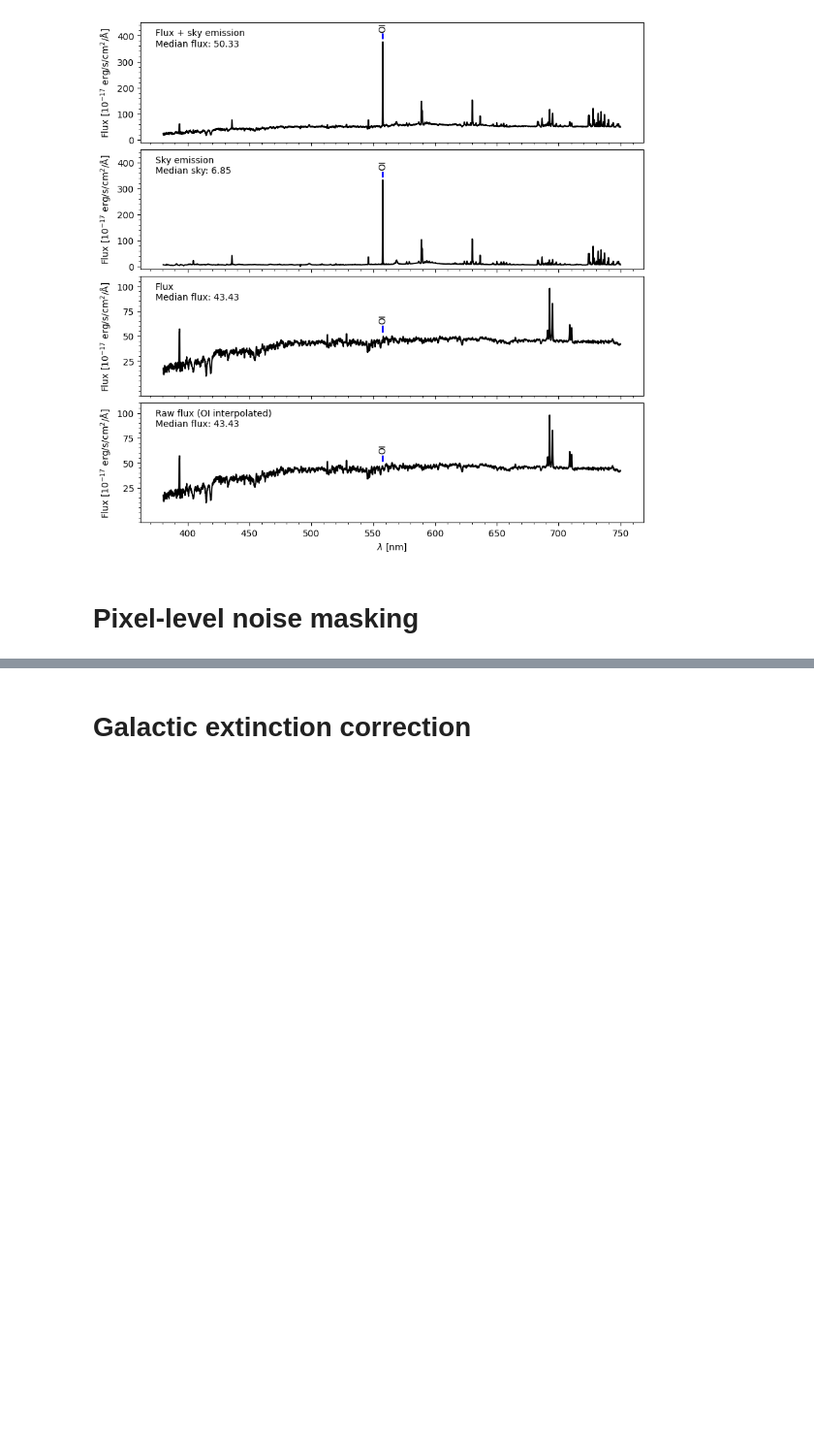
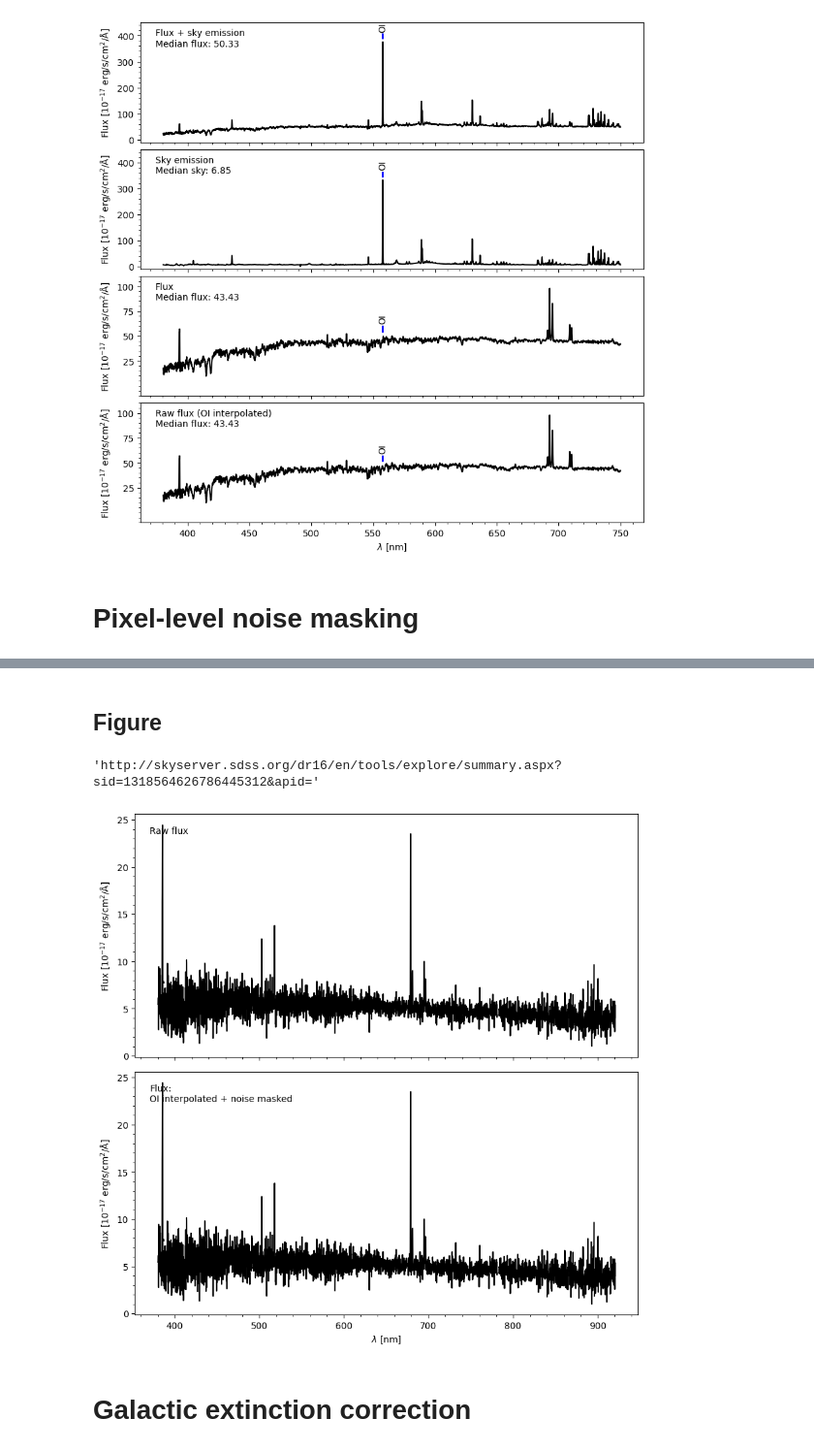
Before and after one commit to ed-ortizm/sdss, a Jupyter notebook: data_prep_illustrations/02_data_prep.ipynb, the cells around one changed output, grey strips where cells are left out. Shown: that part at 97% size. Saved outputs shown, nothing was run; the diff lists cells and outputs as text; code cells hidden in the pictures; blank space fills up the shorter version.

```diff
--- a/data_prep_illustrations/02_data_prep.ipynb
+++ b/data_prep_illustrations/02_data_prep.ipynb
@@ -539,3 +458,83 @@ Number of NaNs after noise masking: 70
+# %% [markdown]
+## Figure
+# %%
+# looks like here it is best to show the places masked
+# also try to find objects with a lot of masking
+
+fig, axs = plt.subplots(
+    2, 1,
+    figsize=(10, 10),
+    sharex=True,
+)
+# -------------------------------------------------
+y_label = r'Flux [$10^{-17}$ erg/s/cm$^2$/Å]'
+# convert to nm
+raw_wave_nm = raw_wave * 0.1
+# -------------------------------------------------
+# OI_mask = (raw_wave > 540) & (raw_wave < 580)
+# OI_mask = raw_wave < 750
+
+# raw_wave = raw_wave[OI_mask]
+# raw_flux = raw_flux[OI_mask]
+# sky = sky[OI_mask]
+# ivar = ivar[OI_mask]
+
+
+# Flux OI interpolated
+axs[0].plot(raw_wave_nm, raw_flux, color='black')
+
+axs[0].text(
+    0.03, 0.95,
+    f'Raw flux',
+    transform=axs[0].transAxes,
+    # fontsize=14,
+    verticalalignment='top',
+    # fontweight='bold'
+)
+
+# axs[0].set_ylim(-10, 110)
+# ticks = [25, 50, 75, 100]
+# axs[0].set_yticks(ticks)
+
+axs[0].set_ylabel(y_label)
+
+# -------------------------------------------------
+# Flux OI noise masked
+axs[1].plot(raw_wave_nm, flux_noise_masked, color='black')
+
+axs[1].text(
+    0.03, 0.95,
+    f'Flux:\nOI interpolated + noise masked',
+    transform=axs[1].transAxes,
+    # fontsize=14,
+    verticalalignment='top',
+    # fontweight='bold'
+)
+
+# axs[1].set_ylim(-10, 110)
+# ticks = [25, 50, 75, 100]
+# axs[1].set_yticks(ticks)
+
+
+axs[1].set_ylabel(y_label)
+# -------------------------------------------------
+axs[-1].set_xlabel(r"$\lambda$ [nm]")
+#
+for ax in axs.flatten(): ax.minorticks_on()
+
+# adjust vertical space
+plt.subplots_adjust(
+    hspace=0.06,
+    # wspace=0.1
+)
+fig.savefig(
+    f"{ch_3_dir}/noise_masking.pdf",
+    bbox_inches='tight'
+)
+meta.get_sky_server_url(specobjid)
+# %% [output]
+'http://skyserver.sdss.org/dr16/en/tools/explore/summary.aspx?sid=1318564626786445312&apid='
+[figure, added]
 # %% [markdown]
 # Galactic extinction correction
 # %%
```
Also changed, not shown: parts of 3 cells of this notebook.
